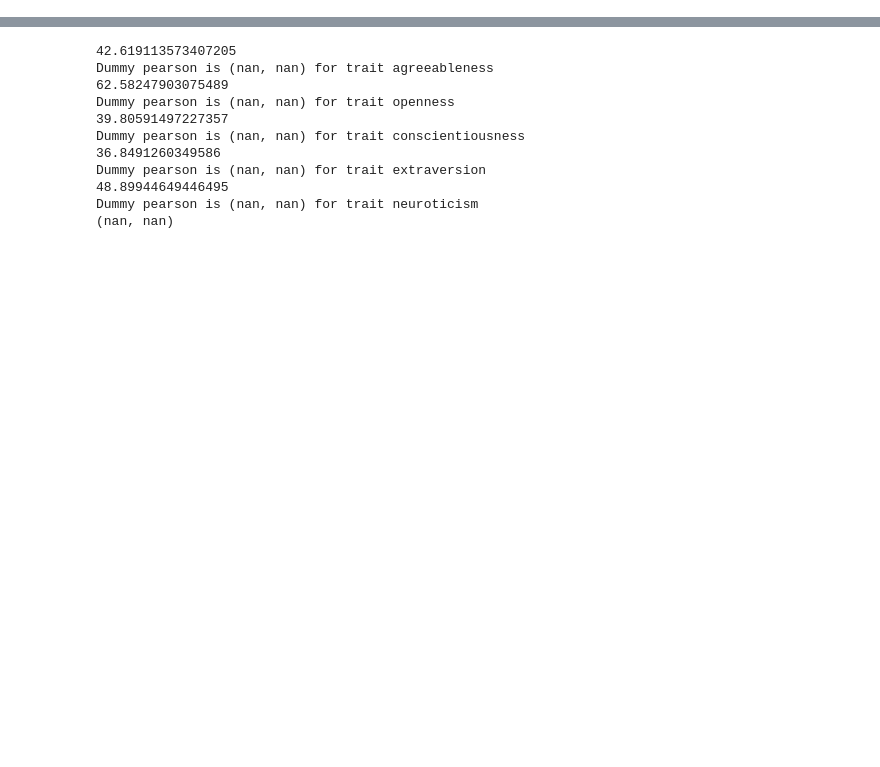
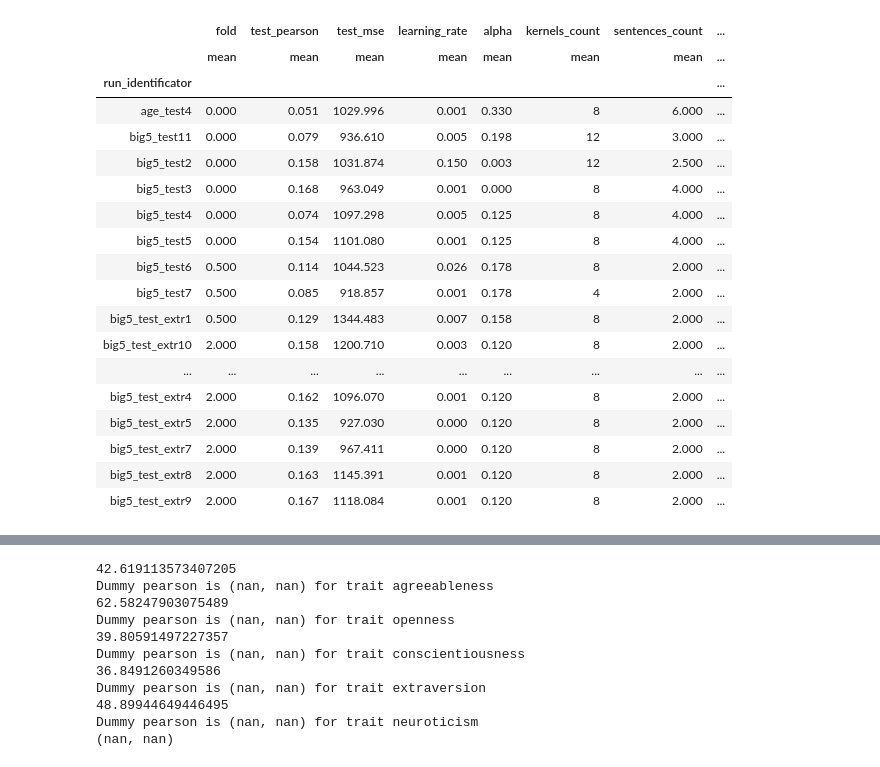
Before and after one commit to Bmikaella/persil, a Jupyter notebook: results_anal.ipynb, the cells around one changed output, grey strips where cells are left out. Saved outputs shown, nothing was run; the diff lists cells and outputs as text; code cells hidden in the pictures; blank space fills up the shorter version.

```diff
--- a/results_anal.ipynb
+++ b/results_anal.ipynb
@@ -76,0 +183,22 @@ data[data['val_pearson'].notnull()].sort_values(by=['val_pearson'])
+# %%
+a[(a['trait'] == '[\'extraversion\']')].sort_values(by=['fold', 'test_mse'])[["trait", "fold", "test_pearson", "test_mse", "models_name", "run_identificator", "learning_rate", 'alpha', 'kernels_count', 'sentences_count', 'experiments_name', 'pieces_count', "hidden_layer_1", 'epoch']].groupby(by=['run_identificator']).agg([np.mean])
+# %% [output]
+|  | fold | test_pearson | test_mse | learning_rate | alpha | kernels_count | sentences_count | ... |
+|  | mean | mean | mean | mean | mean | mean | mean | ... |
+| run_identificator |  |  |  |  |  |  |  | ... |
+| age_test4 | 0.000 | 0.051 | 1029.996 | 0.001 | 0.330 | 8 | 6.000 | ... |
+| big5_test11 | 0.000 | 0.079 | 936.610 | 0.005 | 0.198 | 12 | 3.000 | ... |
+| big5_test2 | 0.000 | 0.158 | 1031.874 | 0.150 | 0.003 | 12 | 2.500 | ... |
+| big5_test3 | 0.000 | 0.168 | 963.049 | 0.001 | 0.000 | 8 | 4.000 | ... |
+| big5_test4 | 0.000 | 0.074 | 1097.298 | 0.005 | 0.125 | 8 | 4.000 | ... |
+| big5_test5 | 0.000 | 0.154 | 1101.080 | 0.001 | 0.125 | 8 | 4.000 | ... |
+| big5_test6 | 0.500 | 0.114 | 1044.523 | 0.026 | 0.178 | 8 | 2.000 | ... |
+| big5_test7 | 0.500 | 0.085 | 918.857 | 0.001 | 0.178 | 4 | 2.000 | ... |
+| big5_test_extr1 | 0.500 | 0.129 | 1344.483 | 0.007 | 0.158 | 8 | 2.000 | ... |
+| big5_test_extr10 | 2.000 | 0.158 | 1200.710 | 0.003 | 0.120 | 8 | 2.000 | ... |
+| ... | ... | ... | ... | ... | ... | ... | ... | ... |
+| big5_test_extr4 | 2.000 | 0.162 | 1096.070 | 0.001 | 0.120 | 8 | 2.000 | ... |
+| big5_test_extr5 | 2.000 | 0.135 | 927.030 | 0.000 | 0.120 | 8 | 2.000 | ... |
+| big5_test_extr7 | 2.000 | 0.139 | 967.411 | 0.000 | 0.120 | 8 | 2.000 | ... |
+| big5_test_extr8 | 2.000 | 0.163 | 1145.391 | 0.001 | 0.120 | 8 | 2.000 | ... |
+| big5_test_extr9 | 2.000 | 0.167 | 1118.084 | 0.001 | 0.120 | 8 | 2.000 | ... |
```
Also changed, not shown: parts of 24 cells of this notebook, 22 other files.
